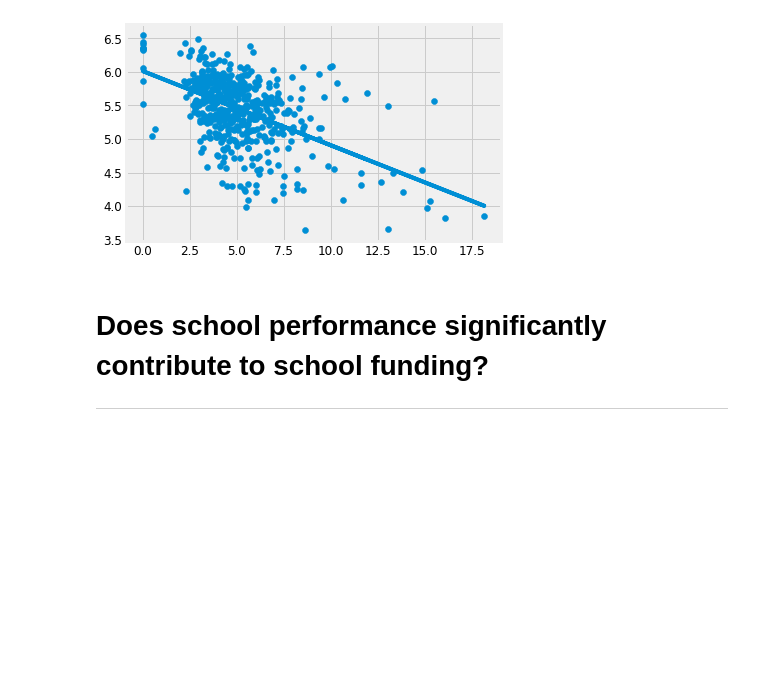
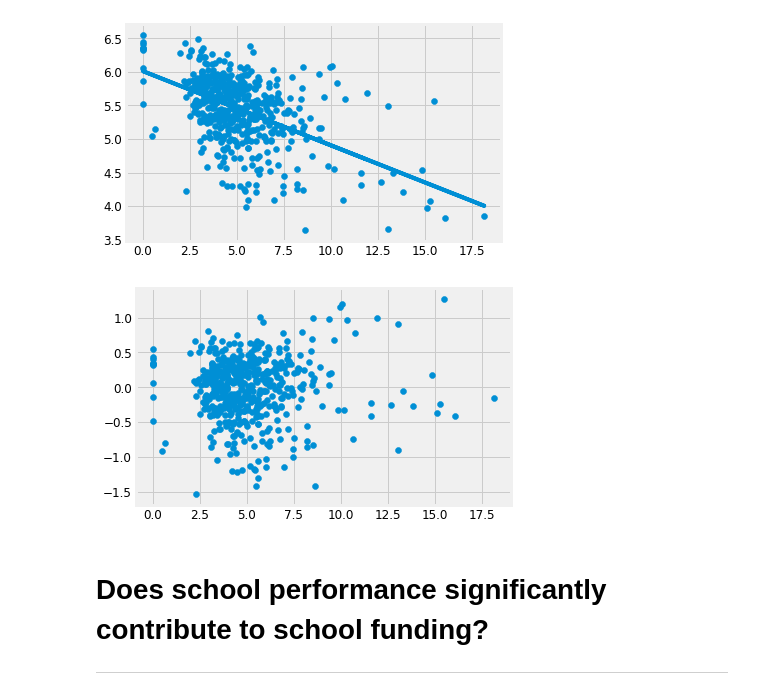
Before and after one commit to cschubert29/Intro_DS_Project, a Jupyter notebook: Code/National level analysis.ipynb, the cells around one changed output. Cells and saved outputs as stored; diff of their text form; code cells hidden in the pictures; blank space fills up the shorter version.

```diff
--- a/Code/National level analysis.ipynb
+++ b/Code/National level analysis.ipynb
@@ -462,6 +474,12 @@ parameters, then the fit options might not be the correct ones anymore .
 plot_fitted_line(X,y,predictions)
 # %% [output]
 [figure]
+# %%
+#Residual plot
+plt.scatter(X, model.resid)
+plt.show()
+# %% [output]
+[figure, added]
 # %% [markdown]
 # Does school performance significantly contribute to school funding?
 ***
```
Also changed, not shown: parts of 9 cells of this notebook.
